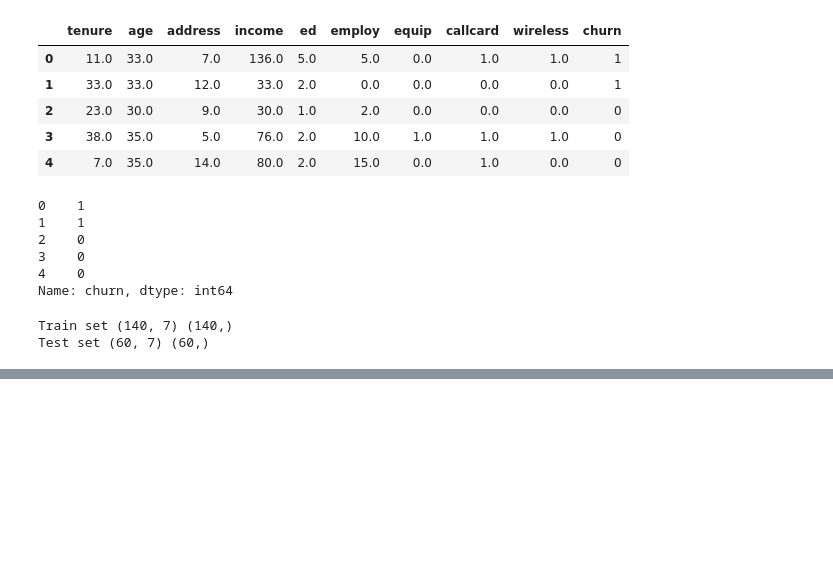
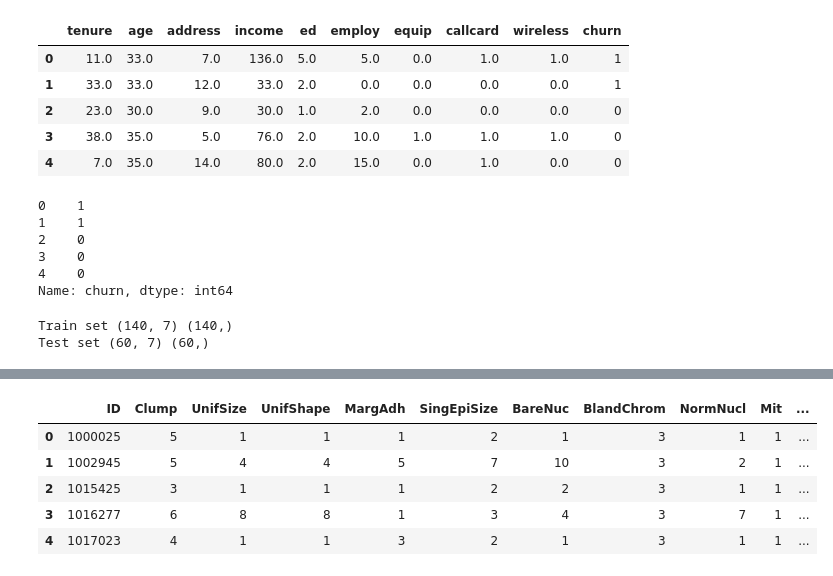
Before and after one commit to antonio-xrp/data-science-path, a Jupyter notebook: 0.4-MachineLearning/0.2-clasificacion-IBM/practice.ipynb, the cells around one changed output, grey strips where cells are left out. Drawn from its saved outputs; the diff is of its cells as text; code cells hidden in the pictures; blank space fills up the shorter version.

```diff
--- a/0.4-MachineLearning/0.2-clasificacion-IBM/practice.ipynb
+++ b/0.4-MachineLearning/0.2-clasificacion-IBM/practice.ipynb
@@ -114,0 +215,11 @@ from sklearn.ensemble import AdaBoostClassifier
+# %%
+df = pd.read_csv("https://cf-courses-data.s3.us.cloud-object-storage.appdomain.cloud/IBMDeveloperSkillsNetwork-ML0101EN-SkillsNetwork/labs/Module%203/data/cell_samples.csv")
+
+df.head()
+# %% [output]
+|  | ID | Clump | UnifSize | UnifShape | MargAdh | SingEpiSize | BareNuc | BlandChrom | NormNucl | Mit | ... |
+| 0 | 1000025 | 5 | 1 | 1 | 1 | 2 | 1 | 3 | 1 | 1 | ... |
+| 1 | 1002945 | 5 | 4 | 4 | 5 | 7 | 10 | 3 | 2 | 1 | ... |
+| 2 | 1015425 | 3 | 1 | 1 | 1 | 2 | 2 | 3 | 1 | 1 | ... |
+| 3 | 1016277 | 6 | 8 | 8 | 1 | 3 | 4 | 3 | 7 | 1 | ... |
+| 4 | 1017023 | 4 | 1 | 1 | 3 | 2 | 1 | 3 | 1 | 1 | ... |
```
Also changed, not shown: parts of 44 cells of this notebook, 1 other file.
